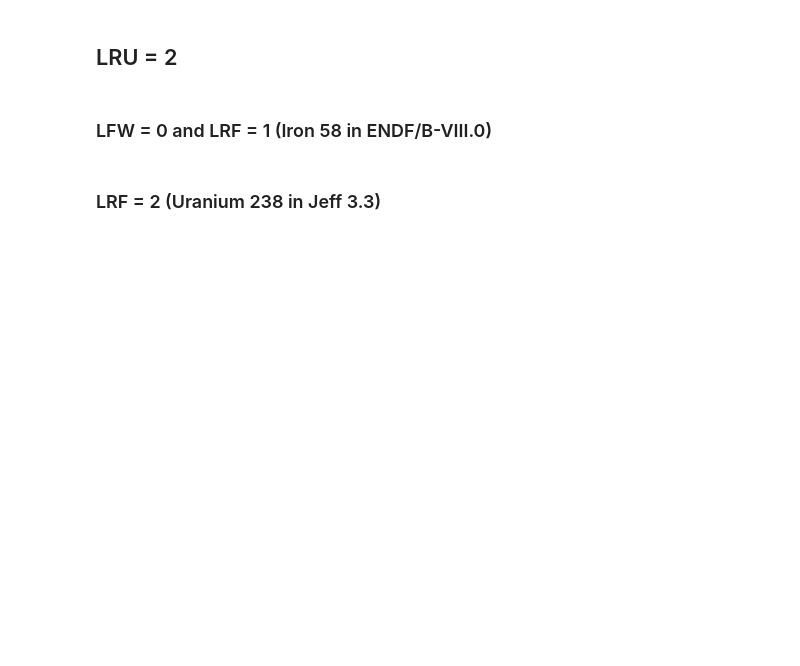
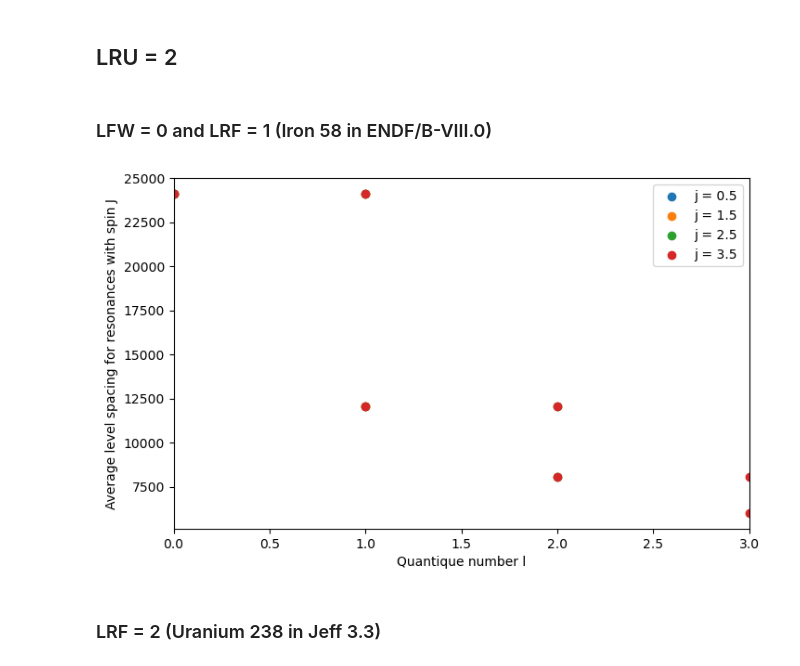
Before and after one commit to luca-fiorito-11/sandy, a Jupyter notebook: notebooks/mf2_tests.ipynb, the cells around one changed output. Drawn from its saved outputs; the diff is of its cells as text; code cells hidden in the pictures; blank space fills up the shorter version.

```diff
--- a/notebooks/mf2_tests.ipynb
+++ b/notebooks/mf2_tests.ipynb
@@ -107,21 +143,21 @@ tab = sandy.write_mf2(dic)
 # %%
 fig, ax = plt.subplots(figsize=(8, 5), dpi = 100)
 x = []
 y = []
-y2 = []
 L = dic['NIS'][26058]['NER'][(350000.0, 3000000.0)]["L"]
 for i in L.keys():
-    for k in range(len(L[i]["RES_PAR"])):
-            x.append(i)
     for j in range(len(L[i]["RES_PAR"])):
         y.append(L[i]["RES_PAR"][j]["D"])
-        y2.append(L[i]["RES_PAR"][j]["AJ"])
-    ax = plt.scatter(x, y, c = y2 , label = f"j = {L[i]['RES_PAR'][j]['AJ']}" )
+    for k in range(len(L[i]["RES_PAR"])):
+        x.append(i)
+    ax = plt.scatter(x, y , label = f"j = {L[i]['RES_PAR'][j]['AJ']}" )
 plt.xlabel('Quantique number l')
 plt.ylabel('Average level spacing for resonances with spin J')
 plt.xlim(0,3)
 plt.legend()
 plt.show()
+# %% [output]
+[figure, added]
 # %% [markdown]
 ### LRF = 2  (Uranium 238 in Jeff 3.3)
 # %%
```
Also changed, not shown: parts of 8 cells of this notebook.
